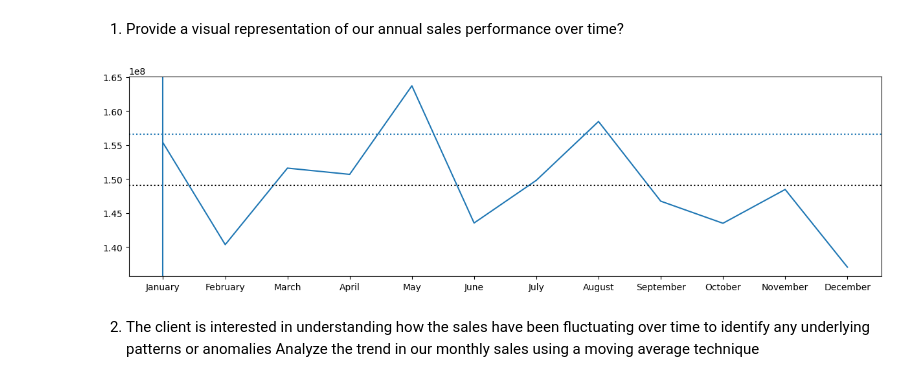
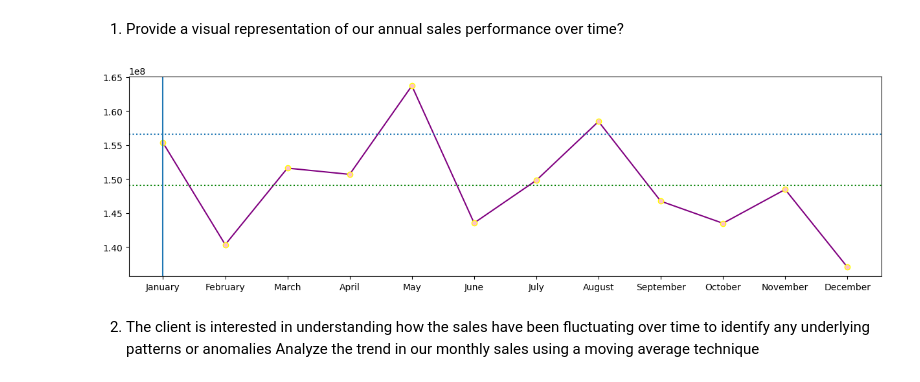
Before and after one commit to MonikaHussain/ecommerce_analysis, a Jupyter notebook: swiftmarket.ipynb, the cells around one changed output. Saved outputs shown, nothing was run; the diff lists cells and outputs as text; code cells hidden in the pictures.

```diff
--- a/swiftmarket.ipynb
+++ b/swiftmarket.ipynb
@@ -306,35 +306,35 @@ Starting of the Project
 # %%
 # query for the database
 query = """select months,monthlysales
 from
 	( select month(saledate),monthname(saledate) as months,
 	sum(totalprice) as monthlysales
 	from salesdata
 	group by month(saledate),monthname(saledate)
 	order by month(saledate)) t;"""
 
 df = read_query(query)
 
 # fetching values
 months = df['months'].values
 sales = df['monthlysales'].astype('float').values
 
 # annual average and goal line
 annual_avg = df['monthlysales'].mean()
 goal = annual_avg*1.05
 
 
 
 # figure of graph
 plt.figure(figsize=(15,4))
-plt.plot(months,sales)
-plt.axhline(y=annual_avg,color='black',ls = 'dotted')   #annual avg line
+plt.plot(months,sales,color='purple',marker='o',mec='yellow',markerfacecolor='pink')
+plt.axhline(y=annual_avg,color='green',ls = 'dotted')   #annual avg line
 plt.axhline(y=goal,ls='dotted')
 plt.axvline()
 
 plt.show()
 # %% [output]
-[figure, old version]
+[figure, new version]
 # %% [markdown]
 
 2. The client is interested in understanding how the sales have been fluctuating
```
Also changed, not shown: parts of 17 cells of this notebook.
